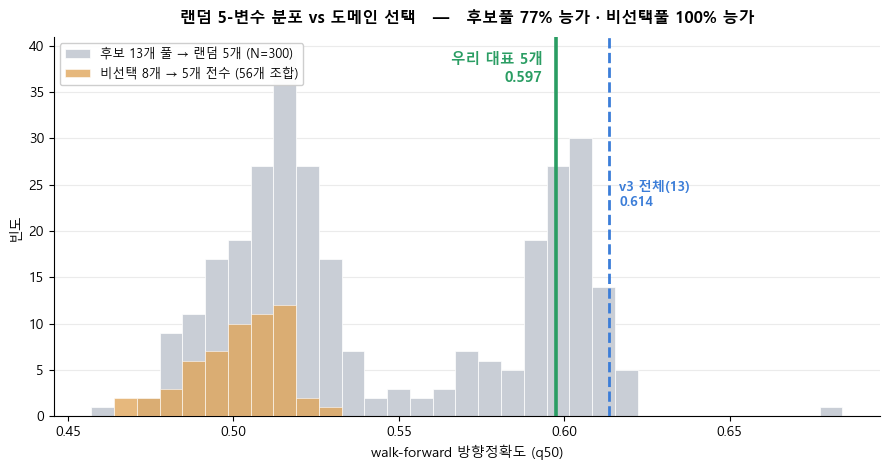
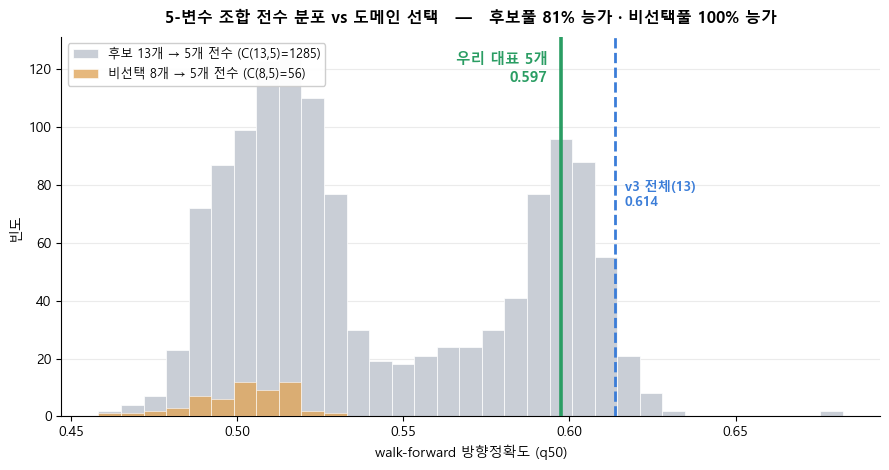
Unified diff of the notebook cell whose output changed from the first chart to the second:
--- before
+++ after
@@ -4,23 +4,20 @@
 v3   = eval_canonical(SET_V3)                  # 우리 v3 전체(13)
 
-# --- 분포 1: 후보 13개 풀에서 무작위 5개 (N=300) — 표준 귀무분포 ---
-N = 300
-rng = np.random.default_rng(SEED)
+# --- 분포 1: 후보 13개에서 5개 — 전수 C(13,5)=1287 (샘플링 X → 노이즈·SEED 의존성 제거) ---
+combos_all = list(combinations(CAND_VARS, k))
 scores_all=[]
-for i in range(N):
-    cols=list(rng.choice(CAND_VARS, size=k, replace=False))
-    s=eval_canonical(cols)
+for j,cols in enumerate(combos_all):
+    s=eval_canonical(list(cols))
     if not np.isnan(s): scores_all.append(s)
-    if (i+1)%50==0: print(f'  [후보풀] {i+1}/{N} ...')
+    if (j+1)%200==0: print(f'  [후보 전수] {j+1}/{len(combos_all)} ...')
 scores_all=np.array(scores_all)
 
 # --- 분포 2: 우리가 '안 고른' 8개에서 5개 — 전수 C(8,5)=56 ---
 NON_SEL=[v for v in CAND_VARS if v not in SET_GROUPREP]
-combos=list(combinations(NON_SEL, k))
+combos_non=list(combinations(NON_SEL, k))
 scores_non=[]
-for j,cols in enumerate(combos):
+for j,cols in enumerate(combos_non):
     s=eval_canonical(list(cols))
     if not np.isnan(s): scores_non.append(s)
-    if (j+1)%20==0: print(f'  [비선택풀] {j+1}/{len(combos)} ...')
 scores_non=np.array(scores_non)
 
@@ -28,6 +25,6 @@
 beat_non=float((scores_non<our).mean()*100)
 print(f'\n우리 대표 5개 dir acc = {our:.4f}')
-print(f'  · 후보 13개 풀(N={len(scores_all)})  대비: {beat_all:.1f}% 능가  (상위 {100-beat_all:.1f}% · 중앙값 {np.median(scores_all):.3f})')
-print(f'  · 비선택 8개 풀({len(scores_non)} 전수) 대비: {beat_non:.1f}% 능가  (상위 {100-beat_non:.1f}% · 중앙값 {np.median(scores_non):.3f})')
+print(f'  · 후보 13개 풀 전수({len(scores_all)}=C(13,5)) 대비: {beat_all:.1f}% 능가  (상위 {100-beat_all:.1f}% · 중앙값 {np.median(scores_all):.3f})')
+print(f'  · 비선택 8개 풀 전수({len(scores_non)}=C(8,5))  대비: {beat_non:.1f}% 능가  (상위 {100-beat_non:.1f}% · 중앙값 {np.median(scores_non):.3f})')
 
 # --- 두 분포를 한 그림에 겹쳐 표시 ---
@@ -36,7 +33,7 @@
 bins=np.linspace(lo,hi,34)
 ax.hist(scores_all, bins=bins, color=C_RAND, edgecolor='white', lw=0.5, zorder=2,
-        label=f'후보 13개 풀 → 랜덤 5개 (N={len(scores_all)})')
+        label=f'후보 13개 → 5개 전수 (C(13,5)={len(scores_all)})')
 ax.hist(scores_non, bins=bins, color=C_NONSEL, alpha=0.78, edgecolor='white', lw=0.5, zorder=3,
-        label=f'비선택 8개 → 5개 전수 ({len(scores_non)}개 조합)')
+        label=f'비선택 8개 → 5개 전수 (C(8,5)={len(scores_non)})')
 ax.axvline(our, color=C_REP,  lw=2.6, zorder=5)
 ax.axvline(v3,  color=C_FULL, lw=2.0, ls='--', zorder=5)
@@ -47,5 +44,5 @@
             color=C_FULL, fontweight='bold', fontsize=9.5, ha='left', va='top')
 ax.set_xlabel('walk-forward 방향정확도 (q50)'); ax.set_ylabel('빈도')
-ax.set_title(f'랜덤 5-변수 분포 vs 도메인 선택   —   후보풀 {beat_all:.0f}% 능가 · 비선택풀 {beat_non:.0f}% 능가',
+ax.set_title(f'5-변수 조합 전수 분포 vs 도메인 선택   —   후보풀 {beat_all:.0f}% 능가 · 비선택풀 {beat_non:.0f}% 능가',
              fontweight='bold', fontsize=11.5, pad=10)
 ax.legend(fontsize=9, loc='upper left', framealpha=0.95)

Commit: v3 전면화: LSTM v3 재학습 + nb09 전수 분포·ablation 재배치 + nb11 v2 의존 제거